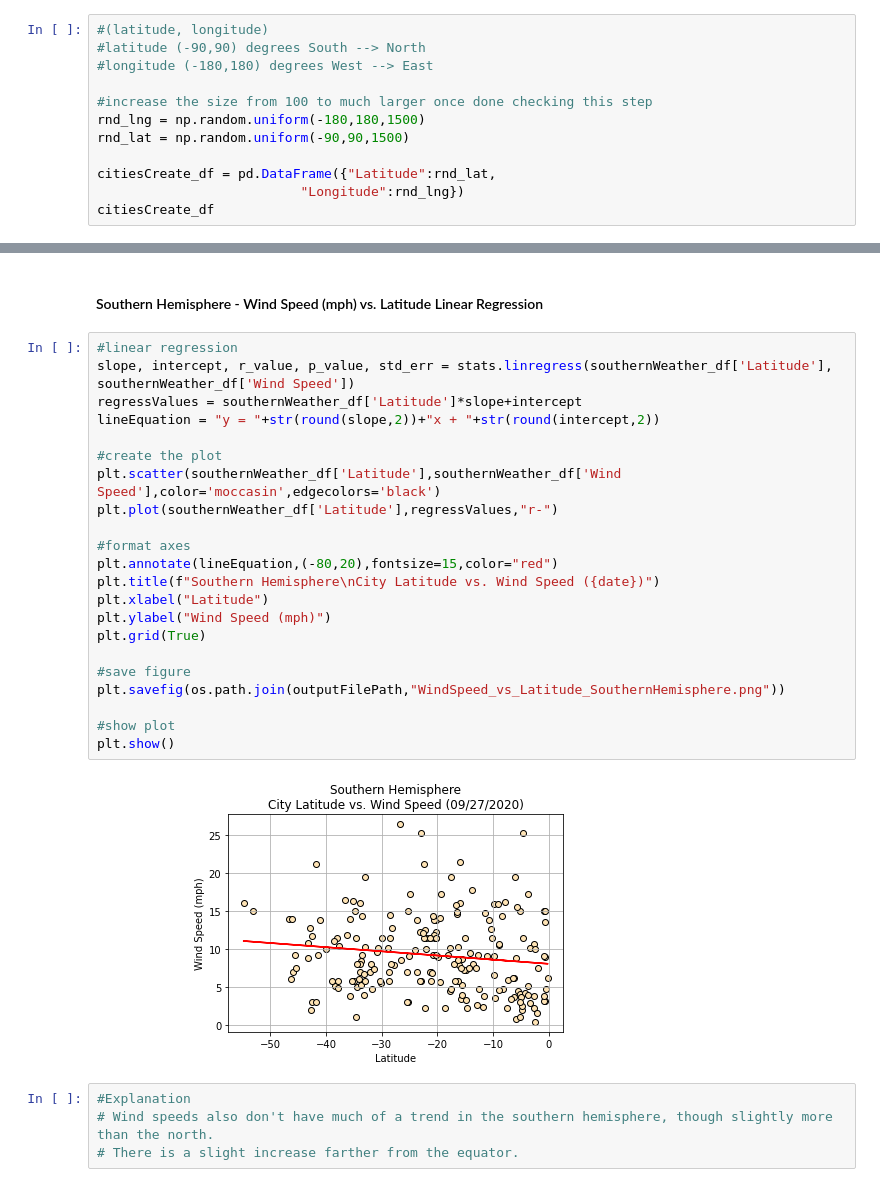
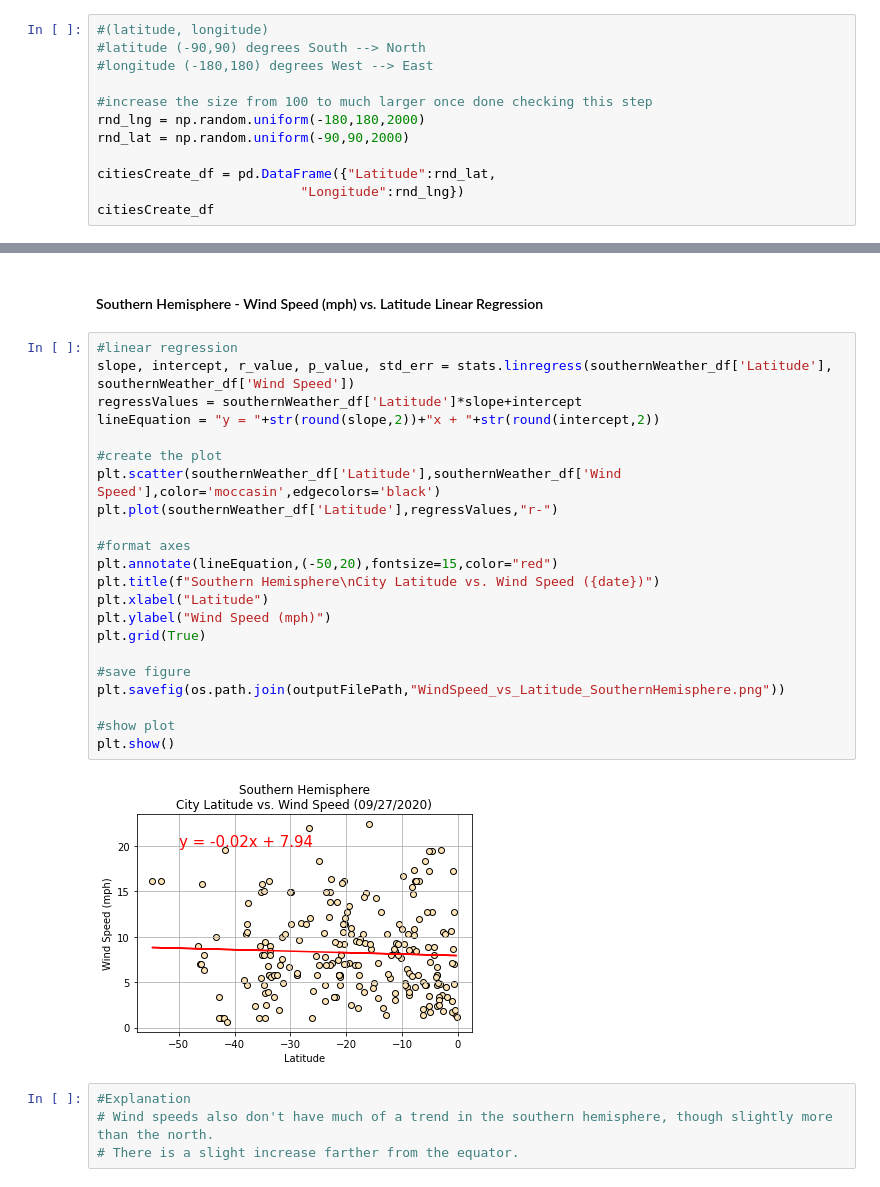
Before and after one commit to meielerol/API-challenge, a Jupyter notebook: WeatherPy.ipynb, the cells around one changed output, grey strips where cells are left out. Cells and saved outputs as stored; diff of their text form.

```diff
--- a/WeatherPy.ipynb
+++ b/WeatherPy.ipynb
@@ -30,8 +30,8 @@ outputFilePath = os.path.join("Output-Data")
 #longitude (-180,180) degrees West --> East
 
 #increase the size from 100 to much larger once done checking this step
-rnd_lng = np.random.uniform(-180,180,1500)
-rnd_lat = np.random.uniform(-90,90,1500)
+rnd_lng = np.random.uniform(-180,180,2000)
+rnd_lat = np.random.uniform(-90,90,2000)
 
 citiesCreate_df = pd.DataFrame({"Latitude":rnd_lat,
                           "Longitude":rnd_lng})
@@ -588,27 +586,27 @@ plt.show()
 # %%
 #linear regression
 slope, intercept, r_value, p_value, std_err = stats.linregress(southernWeather_df['Latitude'], southernWeather_df['Wind Speed'])
 regressValues = southernWeather_df['Latitude']*slope+intercept
 lineEquation = "y = "+str(round(slope,2))+"x + "+str(round(intercept,2))
 
 #create the plot
 plt.scatter(southernWeather_df['Latitude'],southernWeather_df['Wind Speed'],color='moccasin',edgecolors='black')
 plt.plot(southernWeather_df['Latitude'],regressValues,"r-")
 
 #format axes
-plt.annotate(lineEquation,(-80,20),fontsize=15,color="red")
+plt.annotate(lineEquation,(-50,20),fontsize=15,color="red")
 plt.title(f"Southern Hemisphere\nCity Latitude vs. Wind Speed ({date})")
 plt.xlabel("Latitude")
 plt.ylabel("Wind Speed (mph)")
 plt.grid(True)
 
 #save figure
 plt.savefig(os.path.join(outputFilePath,"WindSpeed_vs_Latitude_SouthernHemisphere.png"))
 
 #show plot
 plt.show()
 # %% [output]
-[figure, old version]
+[figure, new version]
 # %%
 #Explanation
 # Wind speeds also don't have much of a trend in the southern hemisphere, though slightly more than the north.
```
Also changed, not shown: parts of 24 cells of this notebook, 17 other files.
